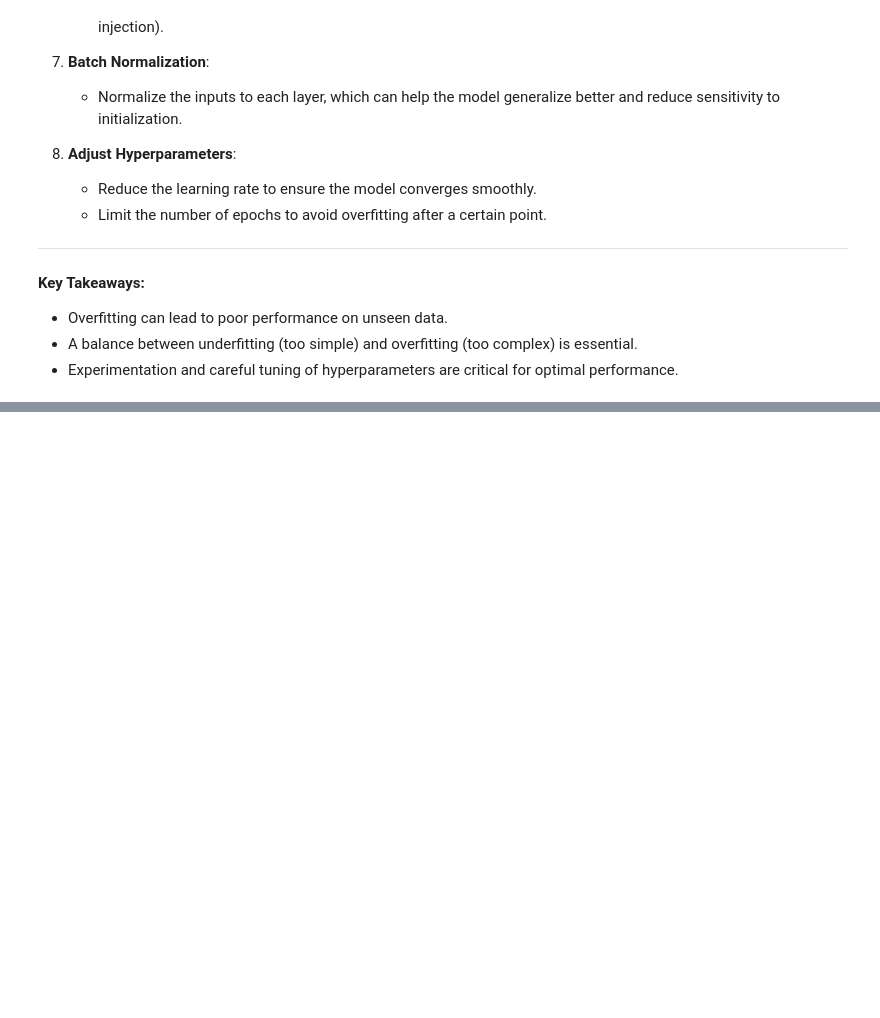
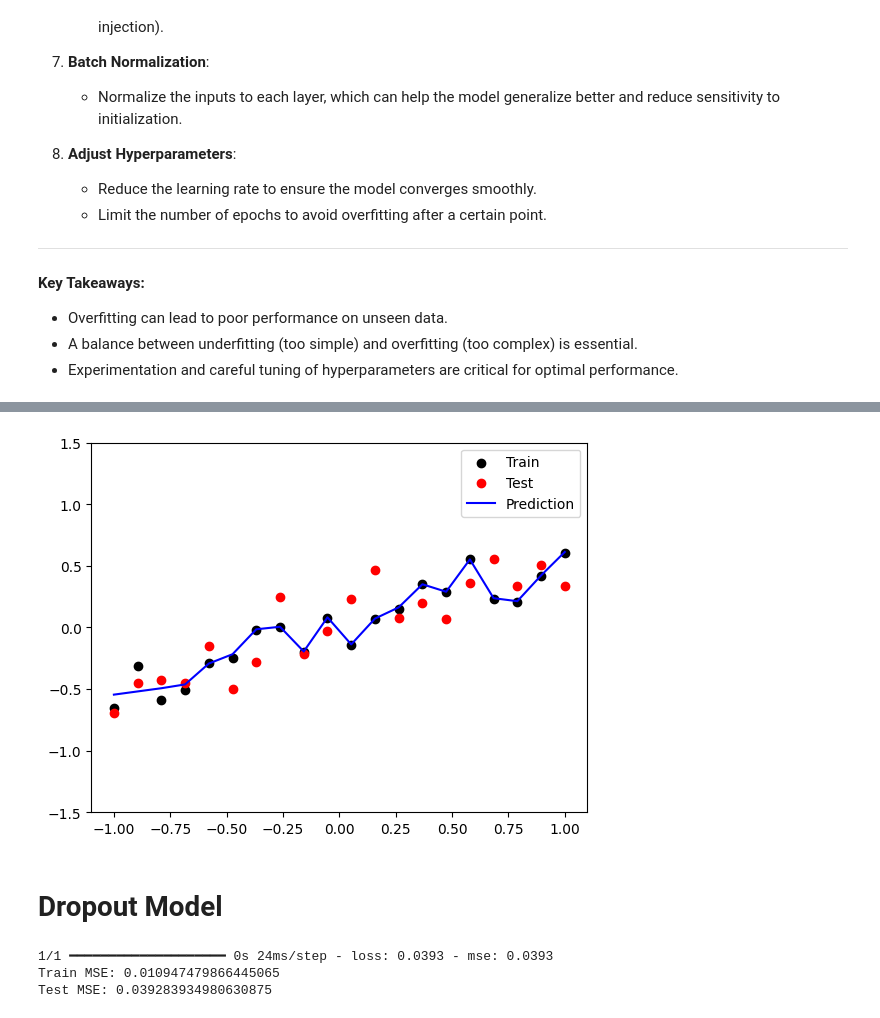
Before and after one commit to abubakarkhanlakhwera/Deepl-Learing, a Jupyter notebook: Dropout_layer/Dropout_layer.ipynb, the cells around one changed output, grey strips where cells are left out. Cells and saved outputs as stored; diff of their text form; code cells hidden in the pictures; blank space fills up the shorter version.

```diff
--- a/Dropout_layer/Dropout_layer.ipynb
+++ b/Dropout_layer/Dropout_layer.ipynb
@@ -124,0 +135,11 @@ history = model.fit(X_train, y_train, epochs=50, batch_size=32, validation_data=
+# %%
+from re import A
+model = Sequential()
+model.add(Dense(128, input_dim=1, activation='relu'))
+model.add(Dense(128, input_dim=1, activation='relu'))
+model.add(Dense(128, input_dim=1, activation='relu'))
+model.add(Dense(1, activation='linear'))
+
+adam = Adam(learning_rate=0.01)
+model.compile(loss='mean_squared_error', optimizer=adam, metrics=['accuracy'])
+history = model.fit(X_train, y_train, epochs=500, validation_data = (X_test,y_test), verbose=False)
@@ -124,0 +156,2 @@ history = model.fit(X_train, y_train, epochs=50, batch_size=32, validation_data=
+# %%
+y_pred = model.predict(X_test)
@@ -124,0 +160,12 @@ history = model.fit(X_train, y_train, epochs=50, batch_size=32, validation_data=
+# %%
+plt.figure()
+plt.scatter(X_train,y_train, c='black',label='Train')
+plt.scatter(X_test,y_test,c='red',label='Test')
+plt.plot(X_test,y_pred  ,c='blue',label='Prediction')
+plt.legend()
+plt.ylim(-1.5,1.5)
+plt.show()
+# %% [output]
+[figure, added]
+# %% [markdown]
+# **Dropout Model**
@@ -124,0 +185,10 @@ history = model.fit(X_train, y_train, epochs=50, batch_size=32, validation_data=
+# %%
+# evaluate the model
+_, train_mse = model.evaluate(X_train, y_train,verbose=0)
+_, test_mse = model.evaluate(X_test, y_test)
+print(f"Train MSE: {train_mse}")
+print(f"Test MSE: {test_mse}")
+# %% [output]
+1/1 ━━━━━━━━━━━━━━━━━━━━ 0s 24ms/step - loss: 0.0393 - mse: 0.0393
+Train MSE: 0.010947479866445065
+Test MSE: 0.039283934980630875
```
Also changed, not shown: parts of 14 cells of this notebook.
